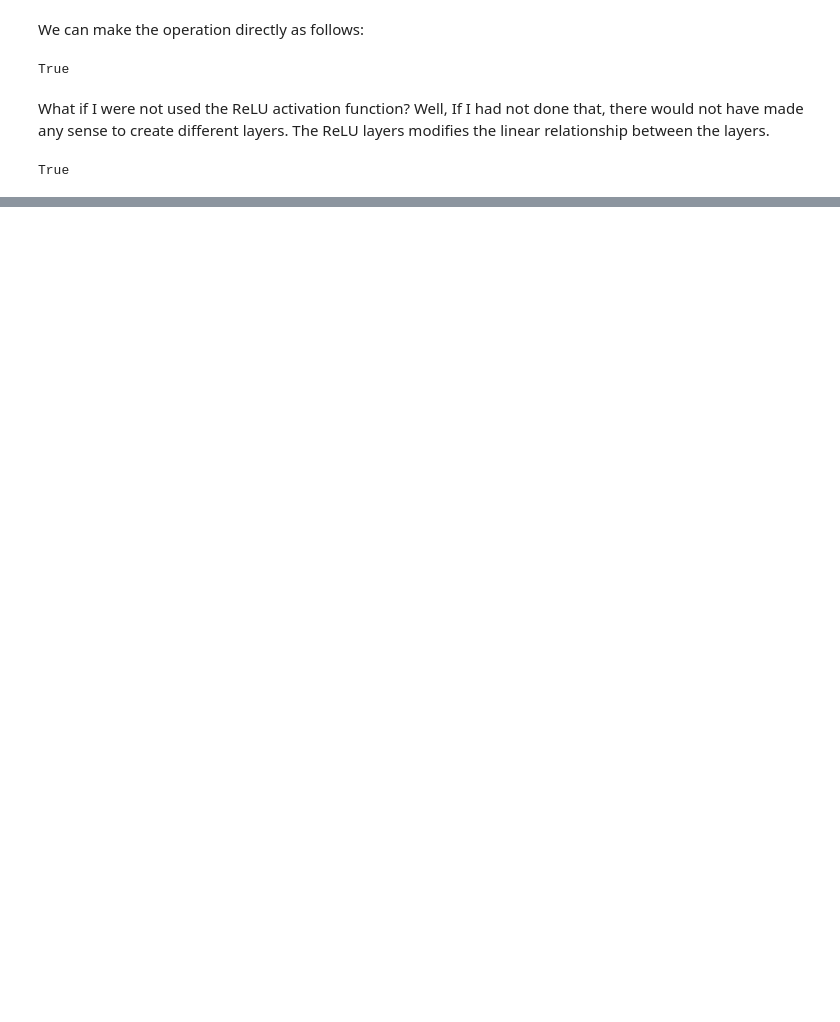
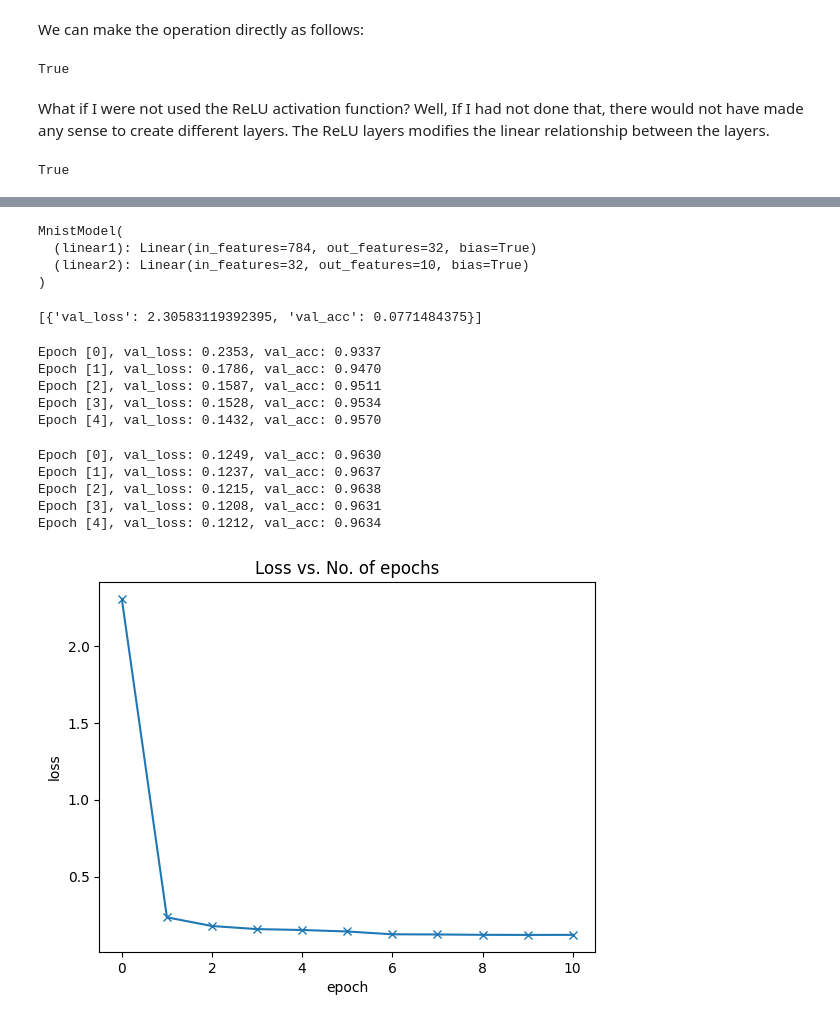
Before and after one commit to fjpcediel87/DeepLearning--Learning, a Jupyter notebook: Simple_NN.ipynb, the cells around one changed output, grey strips where cells are left out. Drawn from its saved outputs; the diff is of its cells as text; code cells hidden in the pictures; blank space fills up the shorter version.

```diff
--- a/Simple_NN.ipynb
+++ b/Simple_NN.ipynb
@@ -159,0 +316,52 @@ True
+# %%
+def evaluate(model, val_loader):
+    outputs = [model.validation_step(batch) for batch in val_loader]
+    return model.validation_epoch_end(outputs)
+
+def fit(epochs, lr, model, train_loader, val_loader, opt_func=torch.optim.SGD):
+    optimizer = opt_func(model.parameters(), lr)
+    history = [] # for recording epoch-wise results
+
+    for epoch in range(epochs):
+
+        # Training Phase
+        for batch in train_loader:
+            loss = model.training_step(batch)
+            loss.backward()
+            optimizer.step()
+            optimizer.zero_grad()
+
+        # Validation phase
+        result = evaluate(model, val_loader)
+        model.epoch_end(epoch, result)
+        history.append(result)
+
+    return history
+# %%
+to_device(model, device)
+# %% [output]
+MnistModel(
+  (linear1): Linear(in_features=784, out_features=32, bias=True)
+  (linear2): Linear(in_features=32, out_features=10, bias=True)
+)
+# %%
+history = [evaluate(model, val_loader)]
+history
+# %% [output]
+[{'val_loss': 2.30583119392395, 'val_acc': 0.0771484375}]
+# %%
+history += fit(5, 0.5, model, train_loader, val_loader)
+# %% [output]
+Epoch [0], val_loss: 0.2353, val_acc: 0.9337
+Epoch [1], val_loss: 0.1786, val_acc: 0.9470
+Epoch [2], val_loss: 0.1587, val_acc: 0.9511
+Epoch [3], val_loss: 0.1528, val_acc: 0.9534
+Epoch [4], val_loss: 0.1432, val_acc: 0.9570
+# %%
+history += fit(5, 0.1, model, train_loader, val_loader)
+# %% [output]
+Epoch [0], val_loss: 0.1249, val_acc: 0.9630
+Epoch [1], val_loss: 0.1237, val_acc: 0.9637
+Epoch [2], val_loss: 0.1215, val_acc: 0.9638
+Epoch [3], val_loss: 0.1208, val_acc: 0.9631
+Epoch [4], val_loss: 0.1212, val_acc: 0.9634
@@ -159,0 +370,9 @@ True
+# %%
+# Replace these values with your results
+losses = [x['val_loss'] for x in history]
+plt.plot(losses, '-x')
+plt.xlabel('epoch')
+plt.ylabel('loss')
+plt.title('Loss vs. No. of epochs');
+# %% [output]
+[figure, added]
```
Also changed, not shown: parts of 31 cells of this notebook.
